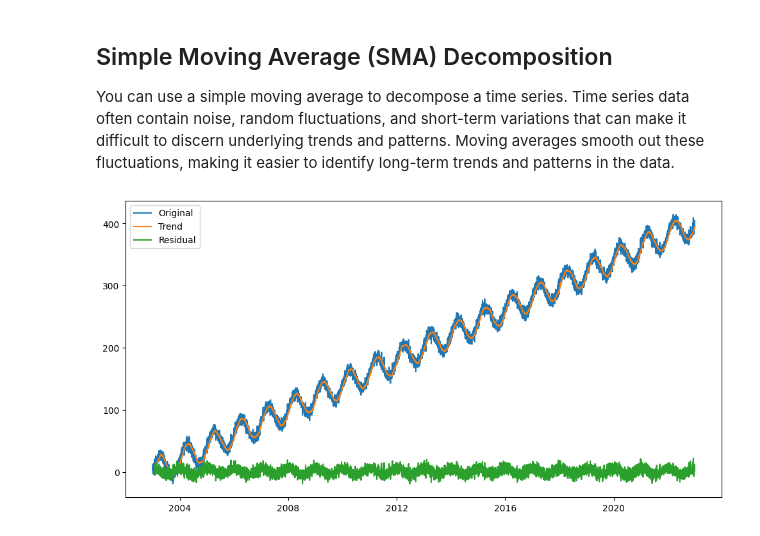
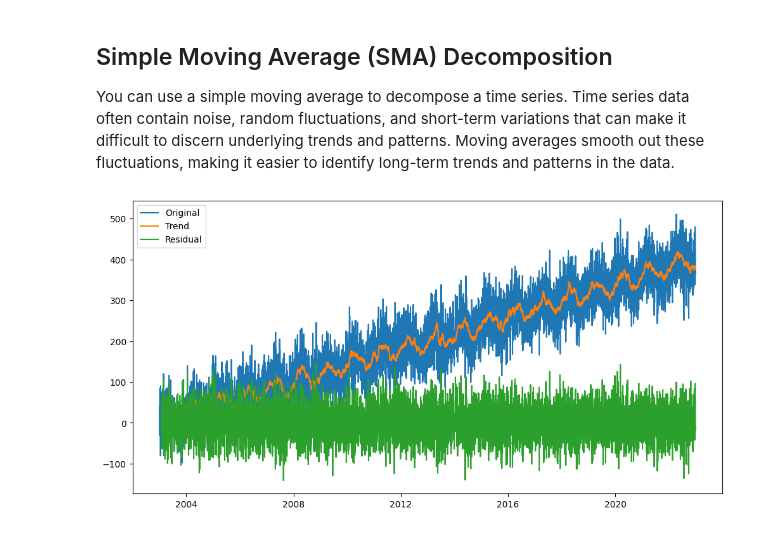
Before and after one commit to lynndalou/ProvInterpretExplain, a Jupyter notebook: Functional Decomposition/time-series-decomposition-methods.ipynb, the cells around one changed output. Cells and saved outputs as stored; diff of their text form; code cells hidden in the pictures.

```diff
--- a/Functional Decomposition/time-series-decomposition-methods.ipynb
+++ b/Functional Decomposition/time-series-decomposition-methods.ipynb
@@ -50,36 +49,0 @@ yprov4ml.start_run(
-# %%
-import numpy as np
-import pandas as pd
-import matplotlib.pyplot as plt
-
-def generateTimeSeries(duration = 20* 365, frequency = 'D'):
-  np.random.seed(0)
-  time = pd.date_range(start='2003-01-01', periods=duration, freq=frequency)
-  trend = np.linspace(0, 400, duration)
-  seasonality = 20 * np.sin(40 * np.pi * np.arange(duration) / duration)
-  noise = np.random.normal(0, 5, duration)
-  value = trend + seasonality + noise
-
-  data = pd.DataFrame({'time': time, 'value': value, 'trend':trend, 'seasonality':seasonality, 'noise': noise})
-  return data
-time_series = generateTimeSeries()
-
-yprov4ml.log_dataset(time_series, "time_series_data")
-
-plt.figure(figsize=(12, 8))
-plt.subplot(411)
-plt.plot(time_series['value'], label='Original')
-plt.legend()
-plt.subplot(412)
-plt.plot(time_series['trend'], label='Trend')
-plt.legend()
-plt.subplot(413)
-plt.plot(time_series['seasonality'], label='Seasonal')
-plt.legend()
-plt.subplot(414)
-plt.plot(time_series['noise'], label='Residual')
-plt.legend()
-plt.tight_layout()
-plt.show()
-time_series = time_series.set_index("time")
-time_series = time_series['value']
@@ -91,30 +112,32 @@ You can use a simple moving average to decompose a time series. Time series data
 # %%
 from pandas.plotting import autocorrelation_plot
 import os
 
-# Assuming 'time_series' is the time series data
-rolling_mean = time_series.rolling(window=30).mean()  # Adjust window size as needed
+time_series = ts4000_indexed
+
+
+rolling_mean = time_series.rolling(window=30).mean()
 residual = time_series - rolling_mean
 
 # Save the series to files first
 rolling_mean_path = "rolling_mean.csv"
 residual_path = "residual.csv"
 
 rolling_mean.to_csv(rolling_mean_path)
 residual.to_csv(residual_path)
 
 yprov4ml.log_artifact("rolling_mean", rolling_mean_path)
 yprov4ml.log_artifact("residual", residual_path)
 
-# Plot the components
+
 plt.figure(figsize=(12, 6))
 plt.plot(time_series, label='Original')
 plt.plot(rolling_mean, label='Trend')
 plt.plot(residual, label='Residual')
 plt.legend()
 plt.show()
 # %% [output]
-[figure, old version]
+[figure, new version]
 # %%
 # End run
 yprov4ml.end_run(create_graph=True, create_svg=True)
```
Also changed, not shown: parts of 5 cells of this notebook, 4 other files.
